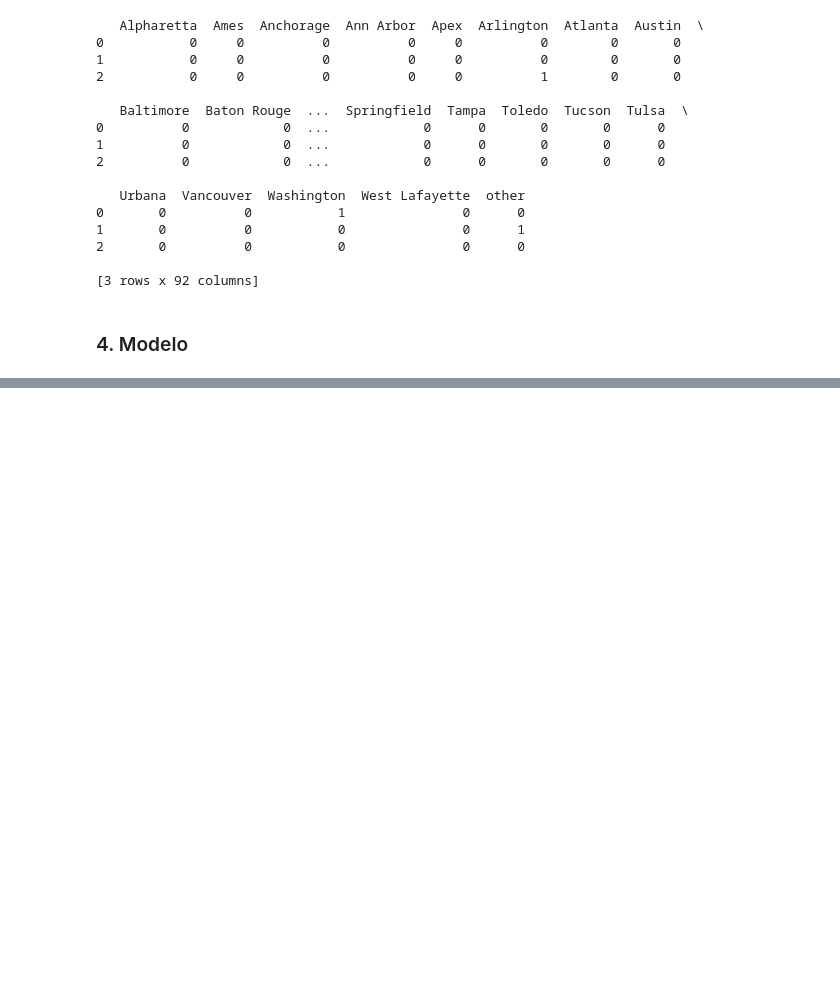
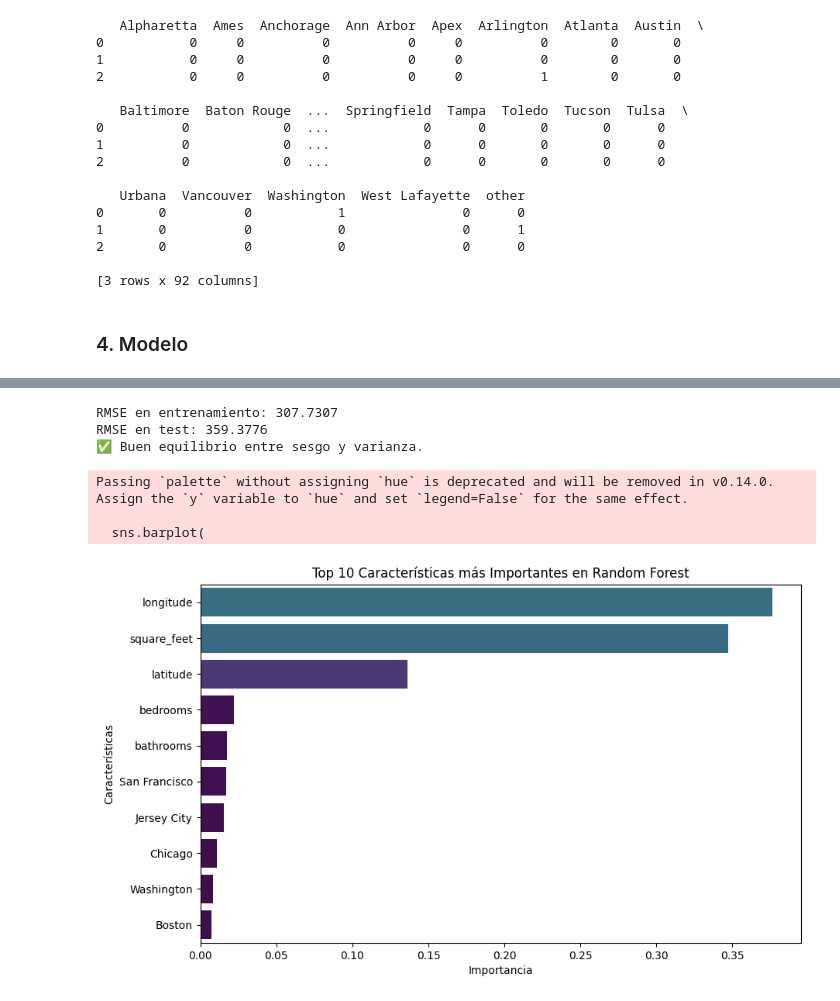
Before and after one commit to jczv24/Proyecto-1, a Jupyter notebook: Fuentes_de_analisis_y_limpieza.ipynb, the cells around one changed output, grey strips where cells are left out. Drawn from its saved outputs; the diff is of its cells as text; code cells hidden in the pictures; blank space fills up the shorter version.

Commit message:
Intentando mejorar Random Forest y ver las caracteristicas mas importantes

```diff
--- a/Fuentes_de_analisis_y_limpieza.ipynb
+++ b/Fuentes_de_analisis_y_limpieza.ipynb
@@ -416,6 +407,0 @@ modelos = {
-# %%
-for name, model in modelos.items():
-    model.fit(X_train, y_train)
-    y_pred = model.predict(X_test)
-    mse = mean_squared_error(y_test, y_pred)
-    print(f'{name} trained with MSE: {mse}')
@@ -452,0 +442,58 @@ random forest trained with MSE: 371.1910082357145
+# %%
+rf_model = RandomForestRegressor(max_depth=10, n_estimators=100)
+rf_model.fit(X_train, y_train)
+# Predicciones en el conjunto de entrenamiento y test
+train_preds = rf_model.predict(X_train)
+test_preds = rf_model.predict(X_test)
+
+# Cálculo del RMSE en ambos conjuntos
+train_rmse = np.sqrt(mean_squared_error(y_train, train_preds))
+test_rmse = np.sqrt(mean_squared_error(y_test, test_preds))
+
+print(f"RMSE en entrenamiento: {train_rmse:.4f}")
+print(f"RMSE en test: {test_rmse:.4f}")
+
+# Evaluar sobreajuste
+if train_rmse < test_rmse * 0.8:
+    print("⚠️ Posible sobreajuste: el modelo aprende demasiado bien los datos de entrenamiento.")
+elif test_rmse < train_rmse:
+    print("⚠️ Posible subajuste: el modelo no captura bien la relación en los datos.")
+else:
+    print("✅ Buen equilibrio entre sesgo y varianza.")
+# %% [output]
+RMSE en entrenamiento: 307.7307
+RMSE en test: 359.3776
+✅ Buen equilibrio entre sesgo y varianza.
+# %%
+import matplotlib.pyplot as plt
+import seaborn as sns
+import numpy as np
+import pandas as pd
+
+# Obtener la importancia de las características
+importances = rf_model.feature_importances_
+feature_names = X_train.columns
+
+# Crear un DataFrame con las importancias
+feat_importances = pd.DataFrame({"Feature": feature_names, "Importance": importances})
+
+# Ordenar por importancia y seleccionar las 10 más importantes
+feat_importances = feat_importances.sort_values(by="Importance", ascending=False).head(10)
+
+# Gráfico
+plt.figure(figsize=(10, 6))
+sns.barplot(
+    x="Importance",
+    y="Feature",
+    data=feat_importances,
+    palette=sns.color_palette("viridis", as_cmap=True)(feat_importances["Importance"])
+)
+plt.xlabel("Importancia")
+plt.ylabel("Características")
+plt.title("Top 10 Características más Importantes en Random Forest")
+plt.show()
+# %% [output]
+Passing `palette` without assigning `hue` is deprecated and will be removed in v0.14.0. Assign the `y` variable to `hue` and set `legend=False` for the same effect.
+
+  sns.barplot(
+[figure, added]
```
Also changed, not shown: parts of 6 cells of this notebook.
